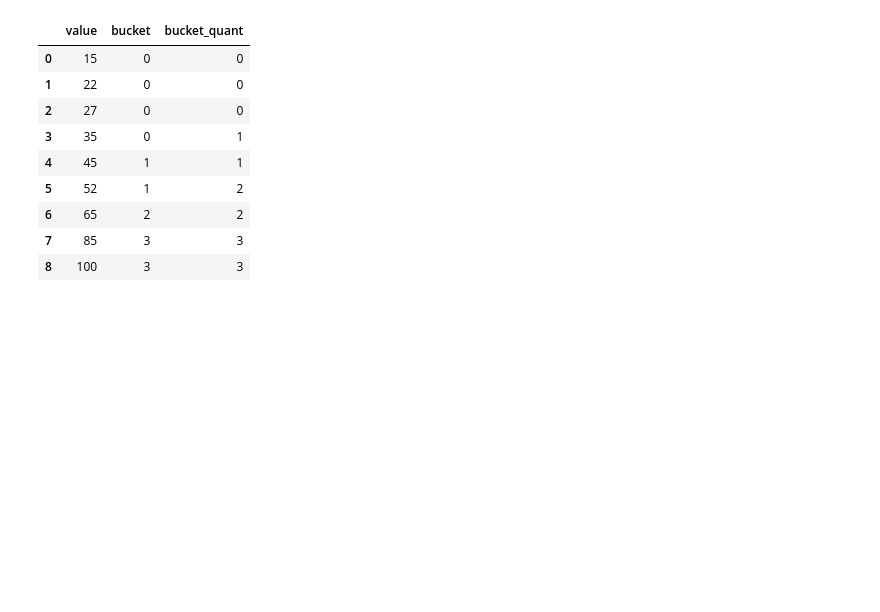
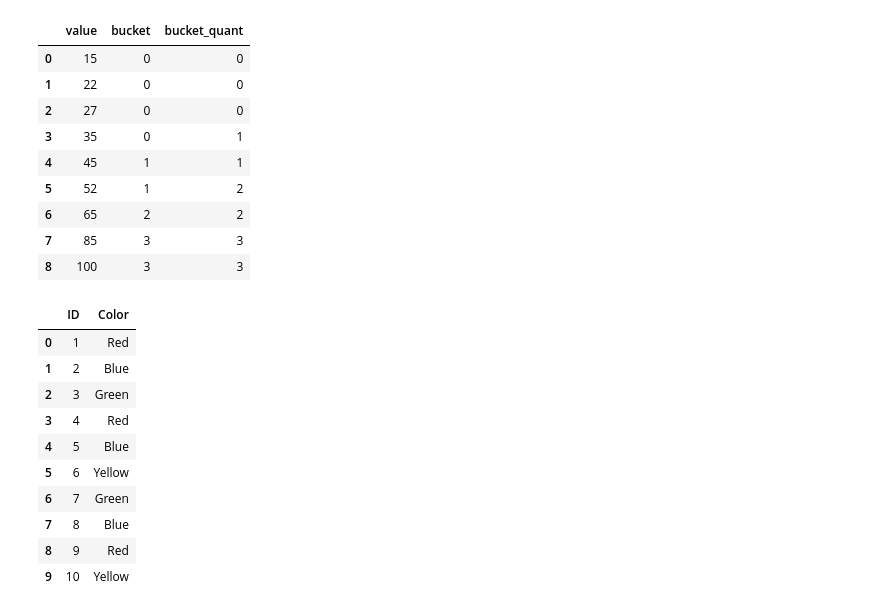
Before and after one commit to bytesbyt/ds_preparing_data, a Jupyter notebook: normalising.ipynb, the cells around one changed output. Cells and saved outputs as stored; diff of their text form; code cells hidden in the pictures; blank space fills up the shorter version.

```diff
--- a/normalising.ipynb
+++ b/normalising.ipynb
@@ -172,3 +171,21 @@ number_df
 | 6 | 65 | 2 | 2 |
 | 7 | 85 | 3 | 3 |
 | 8 | 100 | 3 | 3 |
+# %%
+# Categorical variables
+# One-hot encoding
+# load the color dataser
+color = pd.read_csv('color.csv')
+color
+# %% [output]
+|  | ID | Color |
+| 0 | 1 | Red |
+| 1 | 2 | Blue |
+| 2 | 3 | Green |
+| 3 | 4 | Red |
+| 4 | 5 | Blue |
+| 5 | 6 | Yellow |
+| 6 | 7 | Green |
+| 7 | 8 | Blue |
+| 8 | 9 | Red |
+| 9 | 10 | Yellow |
```
Also changed, not shown: parts of 3 cells of this notebook.
